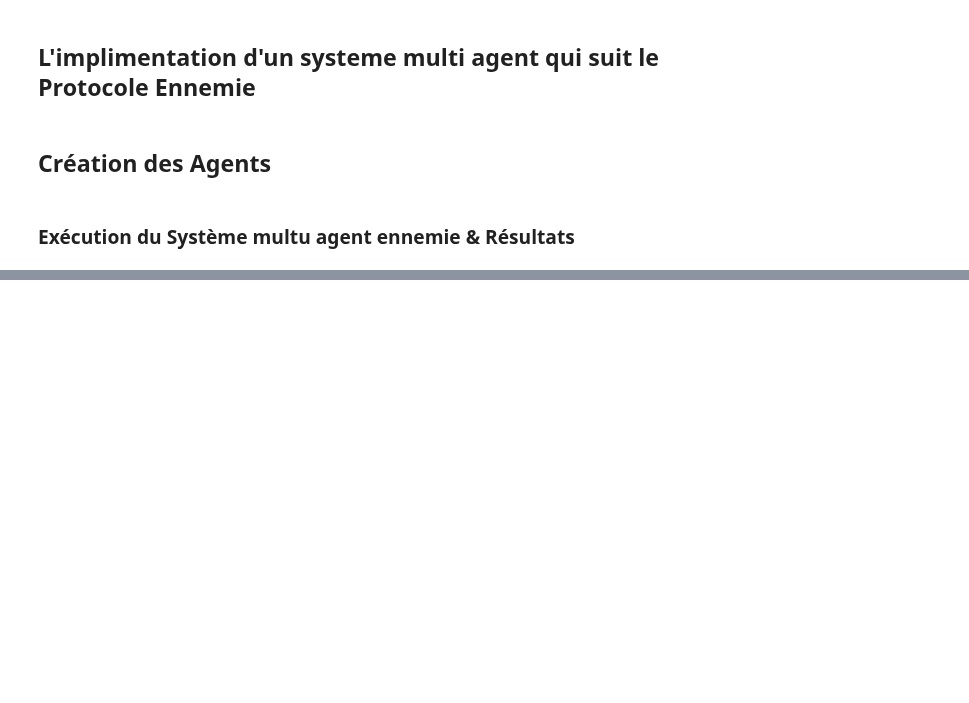
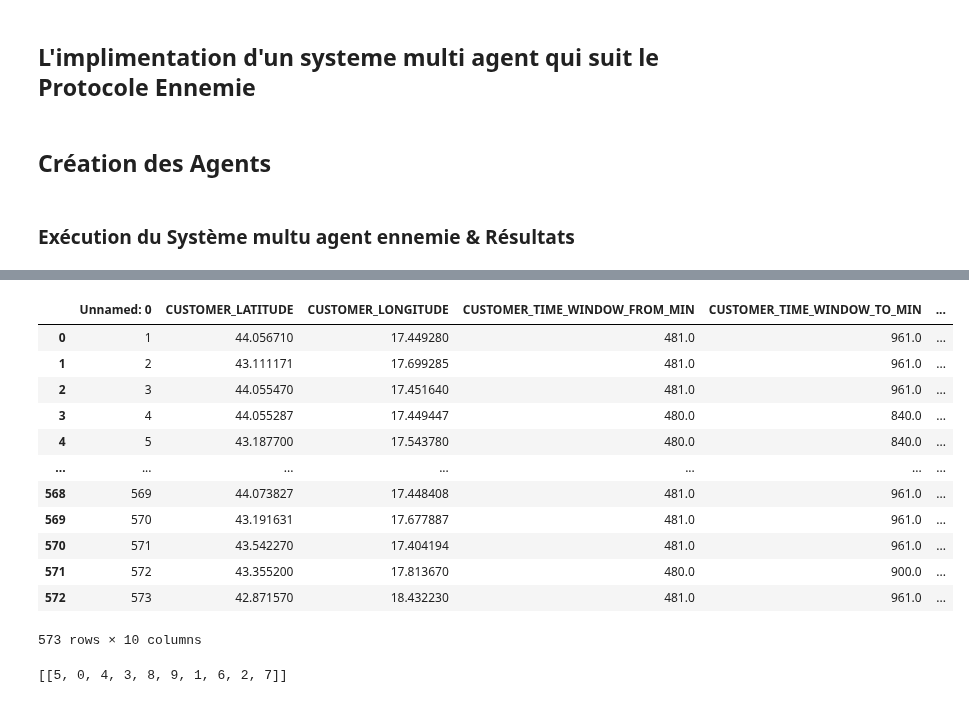
Before and after one commit to Centrale-Project/ICO_Project, a Jupyter notebook: protocole_enemie.ipynb, the cells around one changed output, grey strips where cells are left out. Saved outputs shown, nothing was run; the diff lists cells and outputs as text; code cells hidden in the pictures; blank space fills up the shorter version.

```diff
--- a/protocole_enemie.ipynb
+++ b/protocole_enemie.ipynb
@@ -295,0 +320,16 @@ The number of vehicle : 4
+# %%
+data_client_index
+# %% [output]
+|  | Unnamed: 0 | CUSTOMER_LATITUDE | CUSTOMER_LONGITUDE | CUSTOMER_TIME_WINDOW_FROM_MIN | CUSTOMER_TIME_WINDOW_TO_MIN | ... |
+| 0 | 1 | 44.056710 | 17.449280 | 481.0 | 961.0 | ... |
+| 1 | 2 | 43.111171 | 17.699285 | 481.0 | 961.0 | ... |
+| 2 | 3 | 44.055470 | 17.451640 | 481.0 | 961.0 | ... |
+| 3 | 4 | 44.055287 | 17.449447 | 480.0 | 840.0 | ... |
+| 4 | 5 | 43.187700 | 17.543780 | 480.0 | 840.0 | ... |
+| ... | ... | ... | ... | ... | ... | ... |
+| 568 | 569 | 44.073827 | 17.448408 | 481.0 | 961.0 | ... |
+| 569 | 570 | 43.191631 | 17.677887 | 481.0 | 961.0 | ... |
+| 570 | 571 | 43.542270 | 17.404194 | 481.0 | 961.0 | ... |
+| 571 | 572 | 43.355200 | 17.813670 | 480.0 | 900.0 | ... |
+| 572 | 573 | 42.871570 | 18.432230 | 481.0 | 961.0 | ... |
+573 rows × 10 columns
@@ -295,0 +351,4 @@ The number of vehicle : 4
+# %%
+get_route_version2(get_solution_from_sma(sma_env),time_window,Q)
+# %% [output]
+[[5, 0, 4, 3, 8, 9, 1, 6, 2, 7]]
```
Also changed, not shown: parts of 9 cells of this notebook, 19 other files.
